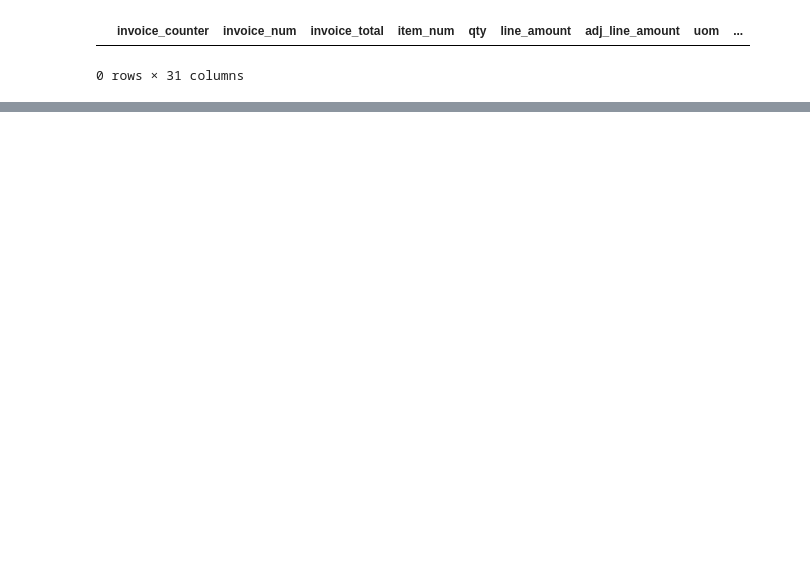
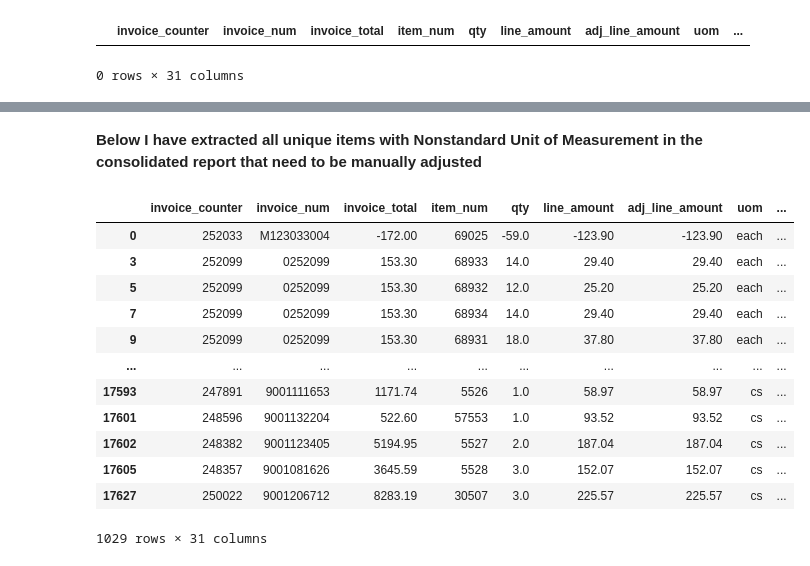
Before and after one commit to ssmubc/CFFS_jupyter_may29, a Jupyter notebook: Categorizing_IDs_to_GHG_IDs/Reorganizing_categories.ipynb, the cells around one changed output, grey strips where cells are left out. Saved outputs shown, nothing was run; the diff lists cells and outputs as text; code cells hidden in the pictures; blank space fills up the shorter version.

```diff
--- a/Categorizing_IDs_to_GHG_IDs/Reorganizing_categories.ipynb
+++ b/Categorizing_IDs_to_GHG_IDs/Reorganizing_categories.ipynb
@@ -472,0 +704,4 @@ unfiltered_df
+# %%
+# Display the first 339 rows and all the columns
+Update_Conv = Update_Conv.iloc[0:339, :]
+Update_Conv
@@ -472,0 +722,4 @@ unfiltered_df
+# %%
+# convert dataframe to csv file
+Update_Conv = pd.concat([Update_Conv, subset_conv], axis=0)
+Update_Conv.to_csv("C:/Users/smvan/CFFS-S23/CFFS-22-23/data/cleaning/update/Conv_UpdateConv.csv", index=False)
@@ -472,0 +762,4 @@ unfiltered_df
+# %%
+# Import standard unit conversion information and construct a dataframe
+Std_Unit = pd.read_csv("C:/Users/smvan/CFFS-S23/CFFS-22-23/data/external/standard_conversions.csv")
+Std_Unit.head()
@@ -472,0 +773,9 @@ unfiltered_df
+# %%
+# Seperate uoms that converted to 'ml' or 'g'
+# Below we create 2 lists.
+# list_unit contains list of unit of measurements that are being converted to milliliters
+# solid_unit contains a list of unit of measurements that are being converted to grams
+# tolist() converts a Pandas Series or an array to a python list.
+
+liquid_unit = Std_Unit.loc[Std_Unit['ConvertToUom'] == 'ml', 'ConvertFromUom'].tolist()
+solid_unit = Std_Unit.loc[Std_Unit['ConvertToUom'] == 'g', 'ConvertFromUom'].tolist()
@@ -472,0 +852,39 @@ unfiltered_df
+# %% [markdown]
+**Below I have extracted all unique items with Nonstandard Unit of Measurement in the consolidated report that need to be manually adjusted**
+# %%
+# Filter out the items whose unit information is unknown
+
+# We find the column names
+col_names = list(consolidated_df.columns.values)
+
+# Create a Items_Nonstd list
+Items_Nonstd = []
+
+# If the unit of measurement is not grams or ml and ingredient id starts with I and the ingredient is not in ConversionId column of Conversions
+# then we add it to Items_Nonstd list
+for index, row in consolidated_df.iterrows():
+    Uom = consolidated_df.loc[index,'uom']
+    if Uom not in ['kg', 'lbs', 'oz', 'g', 'ml'] and Uom not in liquid_unit + solid_unit:
+        Dict = {}
+        Dict.update(dict(row))
+        Items_Nonstd.append(Dict)
+
+# Create a DataFrame from Items_Nonstd list
+Items_Nonstd = pd.DataFrame(Items_Nonstd, columns = col_names)
+# Remove duplicate ingredients of the same properties so that Items_Nonstd has only unique rows.
+Items_Nonstd.drop_duplicates(subset=['item_num'], inplace=True,)
+Items_Nonstd
+# %% [output]
+|  | invoice_counter | invoice_num | invoice_total | item_num | qty | line_amount | adj_line_amount | uom | ... |
+| 0 | 252033 | M123033004 | -172.00 | 69025 | -59.0 | -123.90 | -123.90 | each | ... |
+| 3 | 252099 | 0252099 | 153.30 | 68933 | 14.0 | 29.40 | 29.40 | each | ... |
+| 5 | 252099 | 0252099 | 153.30 | 68932 | 12.0 | 25.20 | 25.20 | each | ... |
+| 7 | 252099 | 0252099 | 153.30 | 68934 | 14.0 | 29.40 | 29.40 | each | ... |
+| 9 | 252099 | 0252099 | 153.30 | 68931 | 18.0 | 37.80 | 37.80 | each | ... |
+| ... | ... | ... | ... | ... | ... | ... | ... | ... | ... |
+| 17593 | 247891 | 9001111653 | 1171.74 | 5526 | 1.0 | 58.97 | 58.97 | cs | ... |
+| 17601 | 248596 | 9001132204 | 522.60 | 57553 | 1.0 | 93.52 | 93.52 | cs | ... |
+| 17602 | 248382 | 9001123405 | 5194.95 | 5527 | 2.0 | 187.04 | 187.04 | cs | ... |
+| 17605 | 248357 | 9001081626 | 3645.59 | 5528 | 3.0 | 152.07 | 152.07 | cs | ... |
+| 17627 | 250022 | 9001206712 | 8283.19 | 30507 | 3.0 | 225.57 | 225.57 | cs | ... |
+1029 rows × 31 columns
```
Also changed, not shown: parts of 27 cells of this notebook.
